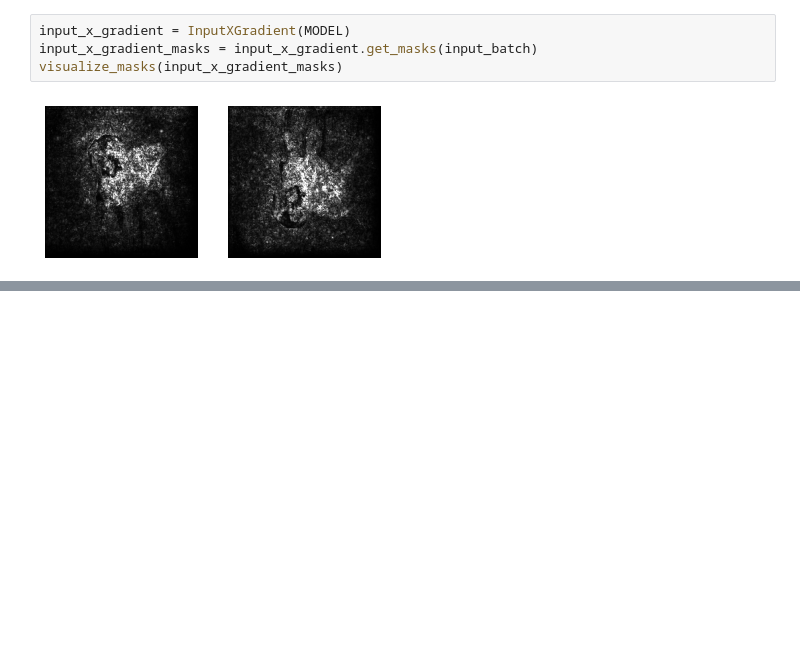
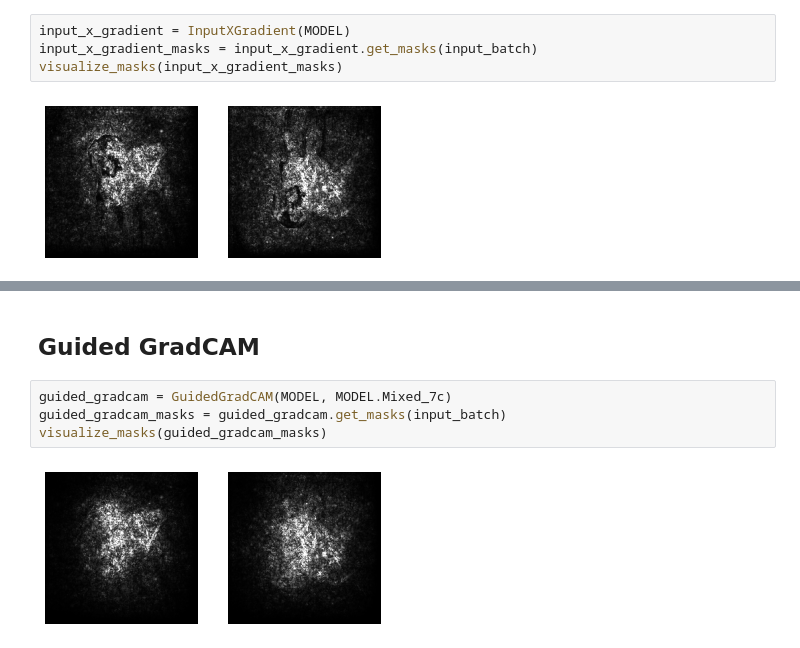
Before and after one commit to aboggust/interpretability-methods, a Jupyter notebook: examples/interpretability_examples.ipynb, the cells around one changed output, grey strips where cells are left out. Saved outputs shown, nothing was run; the diff lists cells and outputs as text; blank space fills up the shorter version.

```diff
--- a/examples/interpretability_examples.ipynb
+++ b/examples/interpretability_examples.ipynb
@@ -112,0 +132,8 @@ visualize_masks(input_x_gradient_smoothgrad_masks)
+# %% [markdown]
+## Guided GradCAM
+# %%
+guided_gradcam = GuidedGradCAM(MODEL, MODEL.Mixed_7c)
+guided_gradcam_masks = guided_gradcam.get_masks(input_batch)
+visualize_masks(guided_gradcam_masks)
+# %% [output]
+[figure, added]
```
Also changed, not shown: parts of 17 cells of this notebook.
